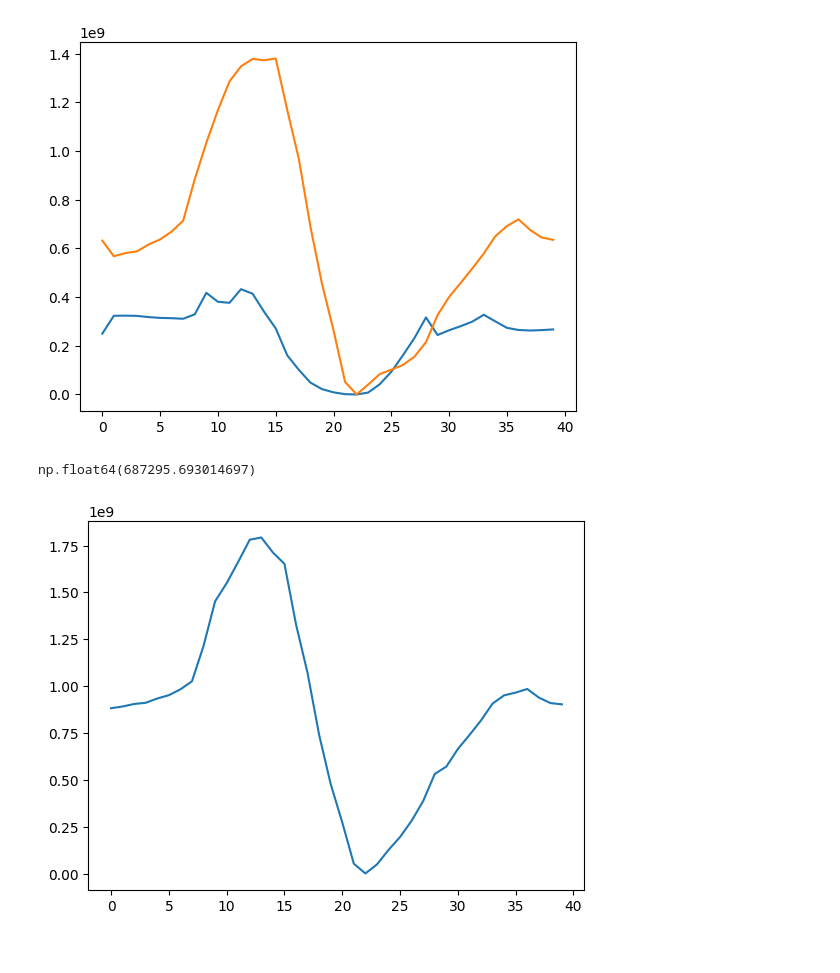
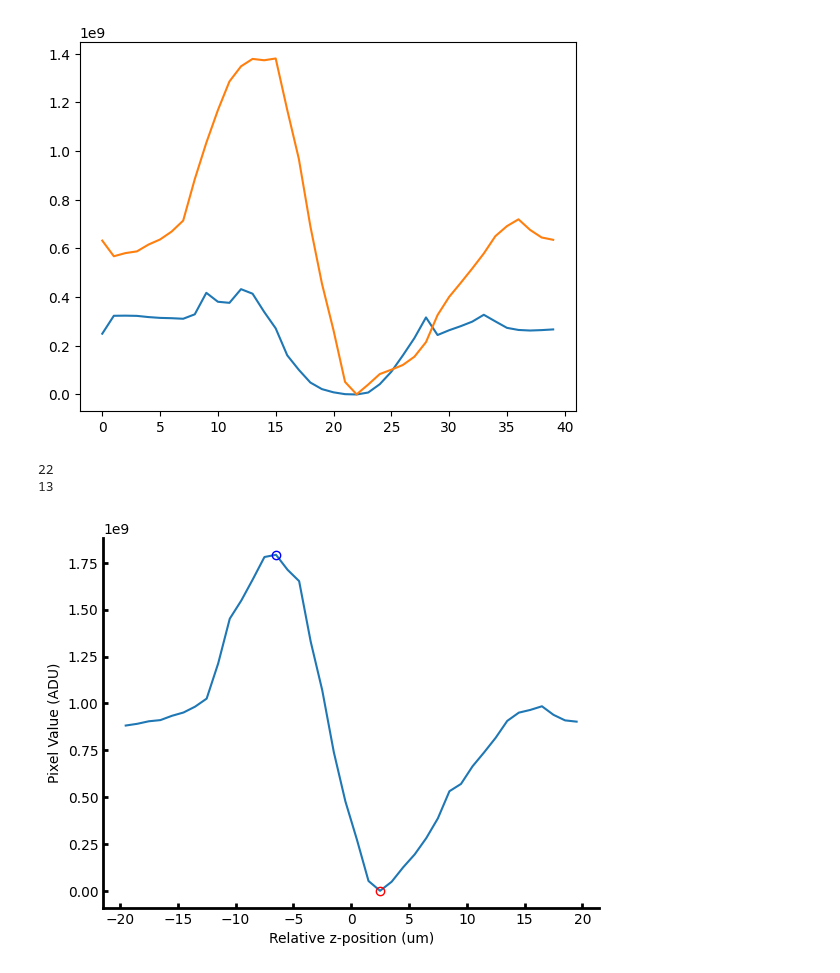
Before and after one commit to simonecoppola/led-autofocus, a Jupyter notebook: examples/testing_recall_surface.ipynb, the cells around one changed output. Cells and saved outputs as stored; diff of their text form; code cells hidden in the pictures.

```diff
--- a/examples/testing_recall_surface.ipynb
+++ b/examples/testing_recall_surface.ipynb
@@ -1,8 +1,9 @@
 # %%
 import pickle
 from os.path import join
+import numpy as np
 import matplotlib.pyplot as plt
-import numpy as np
+plt.rcParams['svg.fonttype'] = 'none'
 # %%
 savepath = r"Z:\Shared363\data\Coppola-Simone\0_DATA\openframe\240904 testing recall surface"
 
@@ -42,8 +43,63 @@ plt.plot(mean_distance_squared_y)
 # %%
 # also plot the sum
 sum_of_differences = mean_distance_squared_x + mean_distance_squared_y
-plt.plot(sum_of_differences)
-np.min(sum_of_differences)
+# find the index of the minimum
+min_index = np.argmin(sum_of_differences)
+print(min_index)
+
+# find the index of the maximum
+max_index = np.argmax(sum_of_differences)
+print(max_index)
 # %% [output]
-np.float64(687295.693014697)
+22
+13
-[figure, removed]
+# %%
+# Example figure of the profile difference at a random point
+def plot_sum_of_differences(data, savepath=None):
+    # make an array of the same length as the data
+    x = np.arange(len(data))
+    x = (x - np.mean(x)) * 1
+
+    # get min and max index
+    min_index = np.argmin(data)
+    max_index = np.argmax(data)
+
+    fig, ax = plt.subplots()
+    ax.plot(x, data)
+    # highlight the min and max with unfilled circles
+    ax.plot(x[min_index], data[min_index], 'ro', fillstyle='none')
+    ax.plot(x[max_index], data[max_index], 'bo', fillstyle='none')
+
+    ax.set_xlabel("Relative z-position (um)")
+    ax.set_ylabel("Pixel Value (ADU)")
+
+    # remove the top and right spines
+    ax.spines['top'].set_visible(False)
+    ax.spines['right'].set_visible(False)
+
+    # make spines thicker
+    spine_width = 2
+    ax.spines['left'].set_linewidth(spine_width)
+    ax.spines['bottom'].set_linewidth(spine_width)
+
+    # make ticks thicker
+    ax.xaxis.set_tick_params(width=spine_width)
+    ax.yaxis.set_tick_params(width=spine_width)
+
+    # ticks should be towards inside
+    ax.tick_params(direction='in')
+
+    # y-axis should be in scientific notation
+    ax.yaxis.get_major_formatter().set_powerlimits((0, 1))
+
+    if savepath is not None:
+        plt.savefig(savepath, format='svg')
+
+    plt.show()
+
+
+plot_savedir=r"C:\Users\u1870329\OneDrive - University of Warwick\simone-work\2_Presentations\240828 data presentation\figures\plots"
+# plt.savefig(join(plot_savedir, "sum_of_differences.svg"))
+plot_sum_of_differences(sum_of_differences, join(plot_savedir, "sum_of_differences.svg"))
+# %% [output]
+[figure, added]
```
Also changed, not shown: parts of 3 cells of this notebook, 13 other files.
